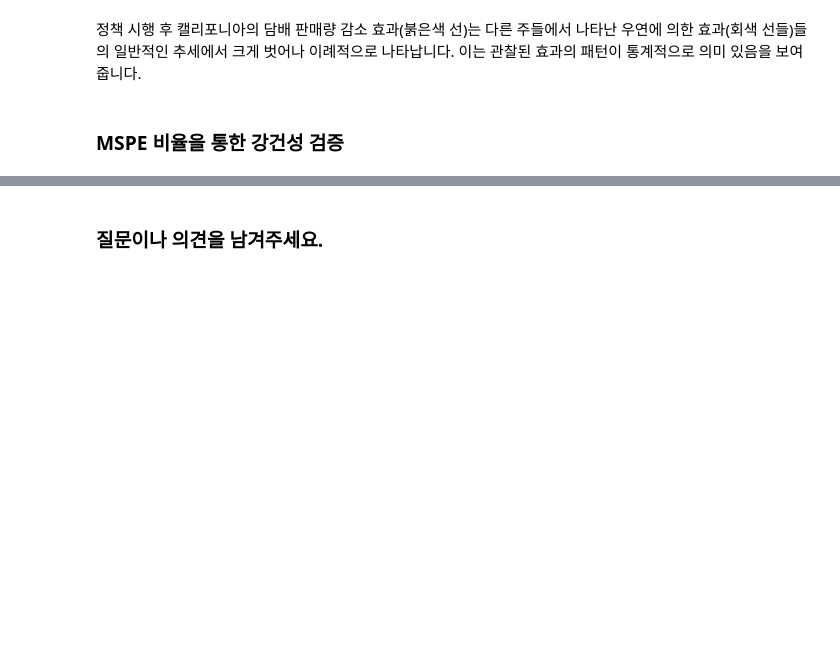
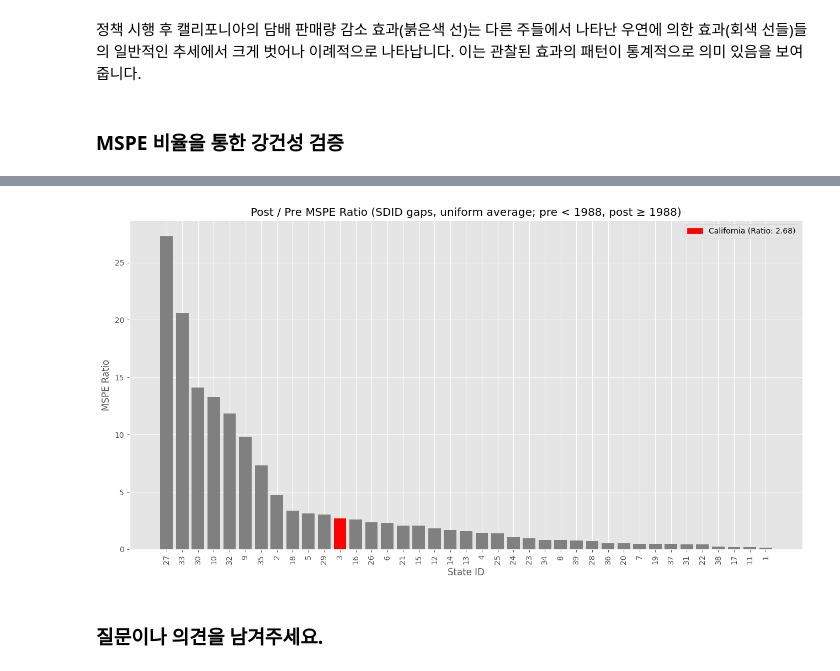
Before and after one commit to CausalInferenceLab/awesome-causal-inference-python, a Jupyter notebook: book/ate/sdid.ipynb, the cells around one changed output, grey strips where cells are left out. Saved outputs shown, nothing was run; the diff lists cells and outputs as text; code cells hidden in the pictures; blank space fills up the shorter version.

```diff
--- a/book/ate/sdid.ipynb
+++ b/book/ate/sdid.ipynb
@@ -40,9 +16,8 @@ plt.style.use('ggplot')
 # %%
 df = pd.read_csv('../data/matheus_data/smoking.csv')
 # %%
-# df 데이터프레임에서 'california' 컬럼의 ID 값을 확인합니다.
+df['treated'] = ((df['california'] == True) & (df['after_treatment'] == True)).astype(int)
 california_id_check = df[df['california'] == True]['state'].unique()
-
 print(f"California의 state ID는 다음과 같습니다: {california_id_check}")
 df.head()
 # %% [output]
@@ -482,0 +381,82 @@ plt.show()
+# %%
+# california_id = df[df['california'] == True]['state'].unique()[0]
+# california_actual = df[df['state'] == california_id].set_index('year')['cigsale']
+# control_df_wide  = df[df['state'] != california_id].pivot(index='year', columns='state', values='cigsale')
+# sdid_weights_series = pd.Series(fit_model.weights['omega'][0], index=control_df_wide.columns)
+# sdid_control = control_df_wide.dot(sdid_weights_series)
+# california_gap = california_actual - sdid_control
+
+treatment_year = 1988
+california_gap = california_gap.sort_index()
+
+# 1) SDID로 모든 주(placebo) 갭 만들기
+#    - 각 주를 treated로 두고, donors는 "그 주 제외, 나머지 전부"(CA 포함)
+gaps = {int(california_id): california_gap.copy()}
+all_states = sorted(df['state'].unique().tolist())
+
+for sid in tqdm([s for s in all_states if s != california_id], desc="SDID gaps (placebos)"):
+    try:
+        df_p = df.copy()
+        df_p['treated_placebo'] = ((df_p['state'] == sid) & (df_p['year'] >= treatment_year)).astype(int)
+
+        fit_p = Synthdid(df_p, "state", "year", "treated_placebo", "cigsale").fit()
+
+        actual_p = (
+            df_p.loc[df_p['state'] == sid, ['year','cigsale']]
+                .sort_values('year').set_index('year')['cigsale']
+        )
+        donors_wide_p = (
+            df_p.loc[df_p['state'] != sid, ['year','state','cigsale']]
+                .pivot(index='year', columns='state', values='cigsale')
+                .sort_index()
+        )
+
+        w_p = pd.Series(fit_p.weights['omega'][0], index=donors_wide_p.columns)
+        synth_p = donors_wide_p.dot(w_p)
+
+        yrs = actual_p.index.intersection(synth_p.index)
+        gaps[int(sid)] = (actual_p.loc[yrs] - synth_p.loc[yrs]).sort_index()
+
+    except Exception as e:
+        # 문제가 있는 유닛은 건너뜀 (필요하면 print로 확인)
+        continue
+
+# 2) 모든 주 공통 연도만 사용해 하나의 DF로 결합
+years_common_all = None
+for g in gaps.values():
+    years_common_all = g.index if years_common_all is None else years_common_all.intersection(g.index)
+
+gaps_df = pd.DataFrame({k: v.loc[years_common_all] for k, v in gaps.items()}).sort_index()
+
+
+# 3)  MSPE 비율 + p-value
+def get_pre_post_mspe(gap_series, t0):
+    pre  = gap_series[gap_series.index <  t0]
+    post = gap_series[gap_series.index >= t0]
+    return float(np.mean(pre**2)), float(np.mean(post**2))
+
+mspe_df = gaps_df.apply(
+    lambda col: pd.Series(get_pre_post_mspe(col, treatment_year),
+                          index=['pre_treatment_mspe','post_treatment_mspe']),
+    axis=0
+).T
+
+mspe_df['mspe_ratio'] = mspe_df['post_treatment_mspe'] / mspe_df['pre_treatment_mspe']
+mspe_sorted = mspe_df.sort_values(by='mspe_ratio', ascending=False).reset_index().rename(columns={'index':'State'})
+
+ca_id = int(california_id)
+ca_ratio = float(mspe_df.loc[ca_id, 'mspe_ratio'])
+rank_ge = int((mspe_df['mspe_ratio'] >= ca_ratio).sum())
+p_value = rank_ge / int(mspe_df.shape[0])
+print(f"[SDID gaps • uniform metric] CA ratio = {ca_ratio:.4f} | rank = {rank_ge}/{mspe_df.shape[0]} | p ≈ {p_value:.4f}")
+
+# 4) 그래프
+plt.figure(figsize=(13,7))
+colors = ['red' if int(s)==ca_id else 'gray' for s in mspe_sorted['State']]
+plt.bar(mspe_sorted['State'].astype(str), mspe_sorted['mspe_ratio'], color=colors)
+plt.legend(handles=[mpatches.Patch(color='red', label=f'California (Ratio: {ca_ratio:.2f})')])
+plt.xticks(rotation=90)
+plt.title('Post / Pre MSPE Ratio (SDID gaps, uniform average; pre < 1988, post ≥ 1988)')
+plt.ylabel('MSPE Ratio'); plt.xlabel('State ID')
+plt.tight_layout(); plt.show()
+# %% [output]
@@ -483,3 +464,4 @@ plt.show()
+[figure, added]
 # %% [markdown]
 ### 질문이나 의견을 남겨주세요.
 <script src="https://utteranc.es/client.js"
```
Also changed, not shown: parts of 9 cells of this notebook.
